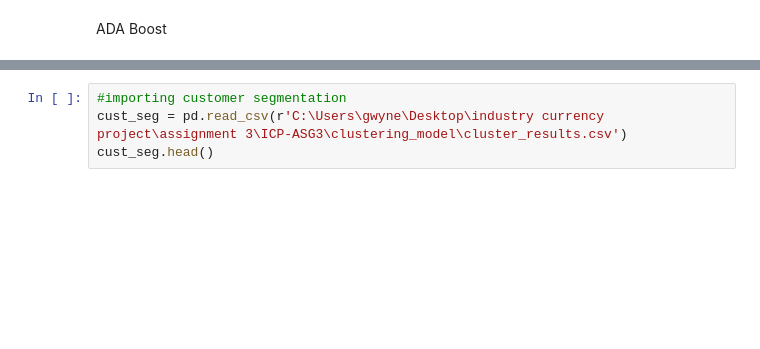
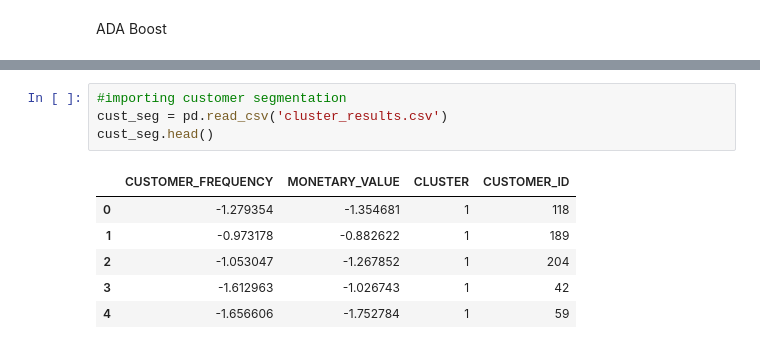
Before and after one commit to cshiwei330/ICP-ASG3-Insightify, a Jupyter notebook: churn_model/Next Purchase Date Holdout.ipynb, the cells around one changed output, grey strips where cells are left out. Drawn from its saved outputs; the diff is of its cells as text; blank space fills up the shorter version.

```diff
--- a/churn_model/Next Purchase Date Holdout.ipynb
+++ b/churn_model/Next Purchase Date Holdout.ipynb
@@ -2733,7 +2781,14 @@ predicted
 # %%
 #importing customer segmentation
-cust_seg = pd.read_csv(r'C:\Users\gwyne\Desktop\industry currency project\assignment 3\ICP-ASG3\clustering_model\cluster_results.csv')
+cust_seg = pd.read_csv('cluster_results.csv')
 cust_seg.head()
+# %% [output]
+|  | CUSTOMER_FREQUENCY | MONETARY_VALUE | CLUSTER | CUSTOMER_ID |
+| 0 | -1.279354 | -1.354681 | 1 | 118 |
+| 1 | -0.973178 | -0.882622 | 1 | 189 |
+| 2 | -1.053047 | -1.267852 | 1 | 204 |
+| 3 | -1.612963 | -1.026743 | 1 | 42 |
+| 4 | -1.656606 | -1.752784 | 1 | 59 |
 # %%
 cust_seg = cust_seg[['CUSTOMER_ID', 'CLUSTER']]
 cust_seg.head()
```
Also changed, not shown: parts of 88 cells of this notebook, 4 other files.
